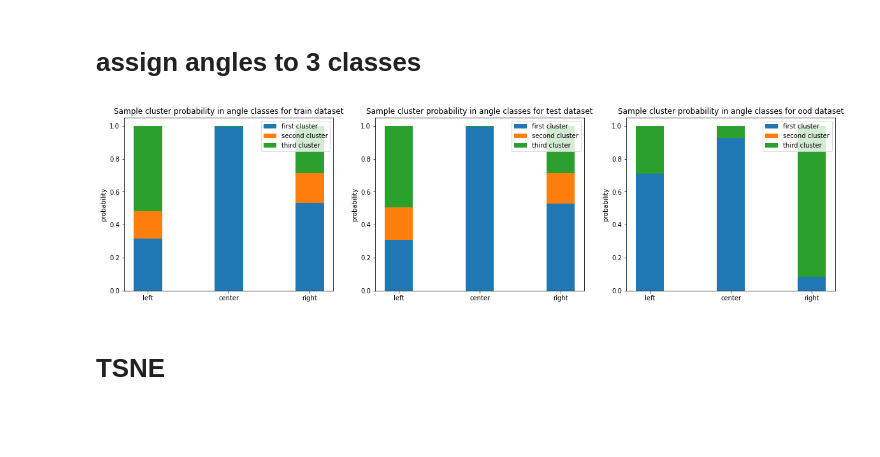
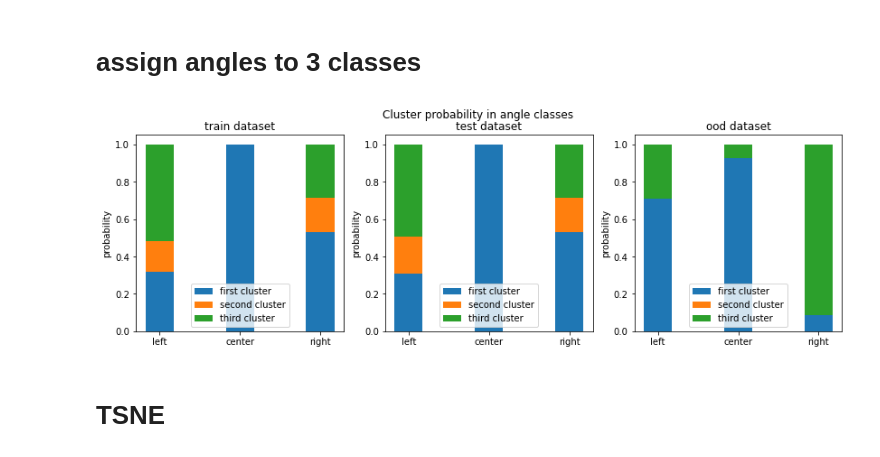
Before and after one commit to kristjanr/dat-sci-master-thesis, a Jupyter notebook: ood/kmeans_tsne.ipynb, the cells around one changed output. Cells and saved outputs as stored; diff of their text form; code cells hidden in the pictures; blank space fills up the shorter version.

```diff
--- a/ood/kmeans_tsne.ipynb
+++ b/ood/kmeans_tsne.ipynb
@@ -16,12 +17,8 @@ slow_all_IND_test_activations = np.load("nighttime_ai_slow_model_slow_data_activ
 # Find N for Kmeans
 # %%
 import matplotlib.pyplot as plt
-from sklearn.cluster import KMeans
 
-d = dict()
-
-
-def f(name, data, name_kmeans):
+def find_inertia(name, data, name_kmeans):
     inertias = {}
     for n in range(2, 10):
         model = KMeans(n_clusters=n, random_state=0).fit(data)
@@ -29,9 +26,14 @@ def f(name, data, name_kmeans):
     name_kmeans[name] = inertias
 
 
-f('fast_model_IND_test_activations', fast_all_IND_test_activations, d)
-f('fast_model_OOD_activations', fast_all_OOD_activations, d)
-f('slow_model_OOD_activations', slow_all_OOD_activations, d)
-f('slow_model_IND_test_activations', slow_all_IND_test_activations, d)
-d
+def find_N():
+    d = dict()
+
+    find_inertia('fast_model_IND_test_activations', fast_all_IND_test_activations, d)
+    find_inertia('fast_model_OOD_activations', fast_all_OOD_activations, d)
+    find_inertia('slow_model_OOD_activations', slow_all_OOD_activations, d)
+    find_inertia('slow_model_IND_test_activations', slow_all_IND_test_activations, d)
+    return d
+
+d = find_N()
 # %% [output]
@@ -229,14 +208,14 @@ plt.show()
 # %%
 import matplotlib as mpl
 
-OOD_labels = model.predict(fast_all_OOD_activations[:9500])
+fast_OOD_labels = kmeans_model_for_fast.predict(fast_all_OOD_activations[:9500])
 cmap = mpl.cm.Set1
 
 fig, axs = plt.subplots(nrows=3, ncols=1, figsize=(30, 15), sharex='all', sharey='all')
 
 clustermap = {0: 'first', 1: 'second', 2: 'third'}
 
-for ax, labels in zip(axs.flat, [train_labels, test_labels, OOD_labels]):
+for ax, labels in zip(axs.flat, [fast_train_labels, fast_test_labels, fast_OOD_labels]):
     for n in range(N):
         labels_ = labels[labels == n]
         ax.scatter(np.array(list(range(len(labels))))[labels == n], fast_gt[:len(labels_)], color=cmap(n),
@@ -288,30 +268,31 @@ def plot_ax(ax, probas, dataset_name):
         ax.bar(angles, cluster_values, width, bottom=bottom, label=f'{cluster} cluster')
         bottom += cluster_values
     ax.set_ylabel('probability')
-    ax.set_title(f'Sample cluster probability in angle classes for {dataset_name} dataset')
+    ax.set_title(f'{dataset_name} dataset')
     ax.legend()
 # %%
 import pandas as pd
 
 
 def get_probas(clazz, cluster_labels):
     df = pd.DataFrame(np.array([clazz,
                                 cluster_labels,
-                                np.ones(9500)
+                                np.ones(len(cluster_labels))
                                 ]).T,
                       columns=['angle_class', 'cluster', 'counts'])
     df["angle_class"].replace({-1: 'left', 0: 'center', 1: 'right'}, inplace=True)
     df["cluster"].replace({0: 'first', 1: 'second', 2: 'third'}, inplace=True)
     return df.groupby('angle_class').cluster.apply(lambda g: g.value_counts() / len(g))
 
 
-fig, axs = plt.subplots(nrows=1, ncols=3, figsize=(20, 5))
-plot_ax(axs[0], get_probas(fast_clazz[:9500], train_labels), 'train')
-plot_ax(axs[1], get_probas(fast_clazz[9500:9500 + 9500], test_labels), 'test')
-plot_ax(axs[2], get_probas(slow_clazz[:9500], OOD_labels), 'ood')
+fig, axs = plt.subplots(nrows=1, ncols=3, figsize=(14, 4))
+plt.suptitle('Cluster probability in angle classes')
+plot_ax(axs[0], get_probas(fast_clazz[:9500], fast_train_labels), 'train')
+plot_ax(axs[1], get_probas(fast_clazz[9500:9500 + 9500], fast_test_labels), 'test')
+plot_ax(axs[2], get_probas(slow_clazz[:9500], fast_OOD_labels), 'ood')
 plt.show()
 # %% [output]
-[figure, old version]
+[figure, new version]
 # %% [markdown]
 # TSNE
 # %%
```
Also changed, not shown: parts of 10 cells of this notebook, 1 other file.
